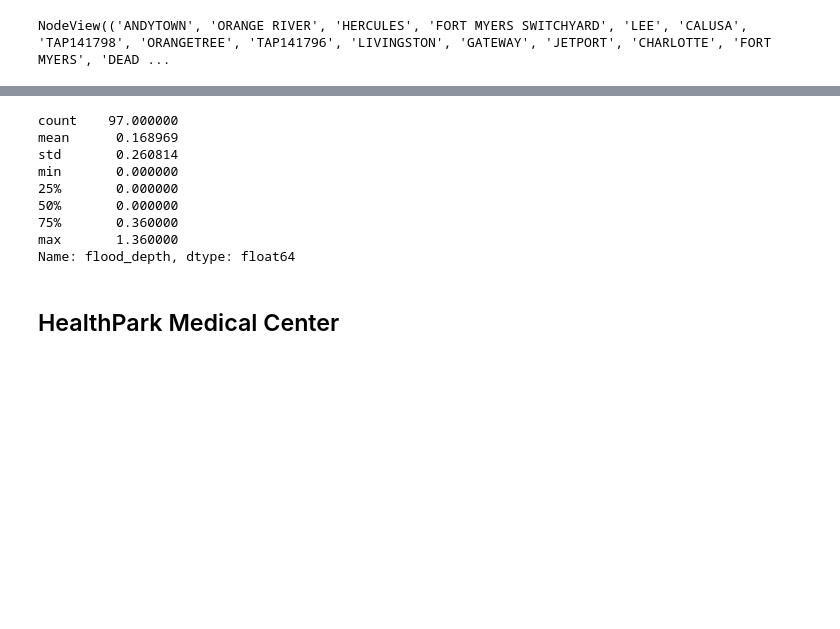
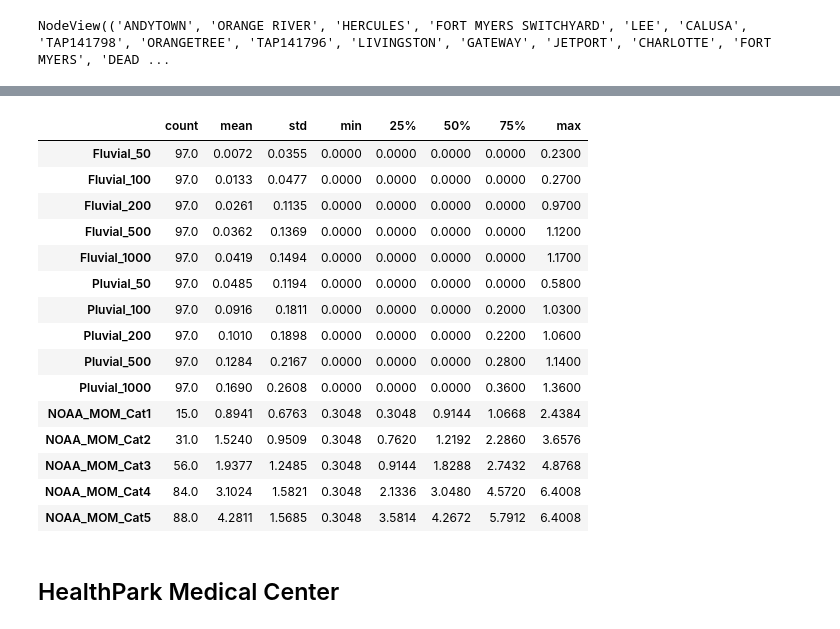
Before and after one commit to Sealxuyh/HCI-nexus, a Jupyter notebook: code/HCI_DBN.ipynb, the cells around one changed output, grey strips where cells are left out. Cells and saved outputs as stored; diff of their text form; code cells hidden in the pictures; blank space fills up the shorter version.

```diff
--- a/code/HCI_DBN.ipynb
+++ b/code/HCI_DBN.ipynb
@@ -2689,15 +2818,38 @@ df_nodes
-# %%
-df_nodes['flood_depth'].describe()
-# %% [output]
-count    97.000000
-mean      0.168969
-std       0.260814
-min       0.000000
-25%       0.000000
-50%       0.000000
-75%       0.360000
-max       1.360000
-Name: flood_depth, dtype: float64
+# %%
+return_periods = [50, 100, 200, 500, 1000]
+
+ordered_cols = []
+
+# Fluvial in correct order
+ordered_cols += [f"Fluvial_{rp}" for rp in return_periods]
+
+# Pluvial in correct order
+ordered_cols += [f"Pluvial_{rp}" for rp in return_periods]
+
+# Hurricane
+ordered_cols += [f"NOAA_MOM_Cat{i}" for i in range(1, 6)]
+
+# Keep only columns that actually exist
+ordered_cols = [c for c in ordered_cols if c in df_nodes.columns]
+
+df_nodes[ordered_cols].describe().T.round(4)
+# %% [output]
+|  | count | mean | std | min | 25% | 50% | 75% | max |
+| Fluvial_50 | 97.0 | 0.0072 | 0.0355 | 0.0000 | 0.0000 | 0.0000 | 0.0000 | 0.2300 |
+| Fluvial_100 | 97.0 | 0.0133 | 0.0477 | 0.0000 | 0.0000 | 0.0000 | 0.0000 | 0.2700 |
+| Fluvial_200 | 97.0 | 0.0261 | 0.1135 | 0.0000 | 0.0000 | 0.0000 | 0.0000 | 0.9700 |
+| Fluvial_500 | 97.0 | 0.0362 | 0.1369 | 0.0000 | 0.0000 | 0.0000 | 0.0000 | 1.1200 |
+| Fluvial_1000 | 97.0 | 0.0419 | 0.1494 | 0.0000 | 0.0000 | 0.0000 | 0.0000 | 1.1700 |
+| Pluvial_50 | 97.0 | 0.0485 | 0.1194 | 0.0000 | 0.0000 | 0.0000 | 0.0000 | 0.5800 |
+| Pluvial_100 | 97.0 | 0.0916 | 0.1811 | 0.0000 | 0.0000 | 0.0000 | 0.2000 | 1.0300 |
+| Pluvial_200 | 97.0 | 0.1010 | 0.1898 | 0.0000 | 0.0000 | 0.0000 | 0.2200 | 1.0600 |
+| Pluvial_500 | 97.0 | 0.1284 | 0.2167 | 0.0000 | 0.0000 | 0.0000 | 0.2800 | 1.1400 |
+| Pluvial_1000 | 97.0 | 0.1690 | 0.2608 | 0.0000 | 0.0000 | 0.0000 | 0.3600 | 1.3600 |
+| NOAA_MOM_Cat1 | 15.0 | 0.8941 | 0.6763 | 0.3048 | 0.3048 | 0.9144 | 1.0668 | 2.4384 |
+| NOAA_MOM_Cat2 | 31.0 | 1.5240 | 0.9509 | 0.3048 | 0.7620 | 1.2192 | 2.2860 | 3.6576 |
+| NOAA_MOM_Cat3 | 56.0 | 1.9377 | 1.2485 | 0.3048 | 0.9144 | 1.8288 | 2.7432 | 4.8768 |
+| NOAA_MOM_Cat4 | 84.0 | 3.1024 | 1.5821 | 0.3048 | 2.1336 | 3.0480 | 4.5720 | 6.4008 |
+| NOAA_MOM_Cat5 | 88.0 | 4.2811 | 1.5685 | 0.3048 | 3.5814 | 4.2672 | 5.7912 | 6.4008 |
 # %% [markdown]
 ## HealthPark Medical Center
 # %%
```
Also changed, not shown: parts of 48 cells of this notebook.
